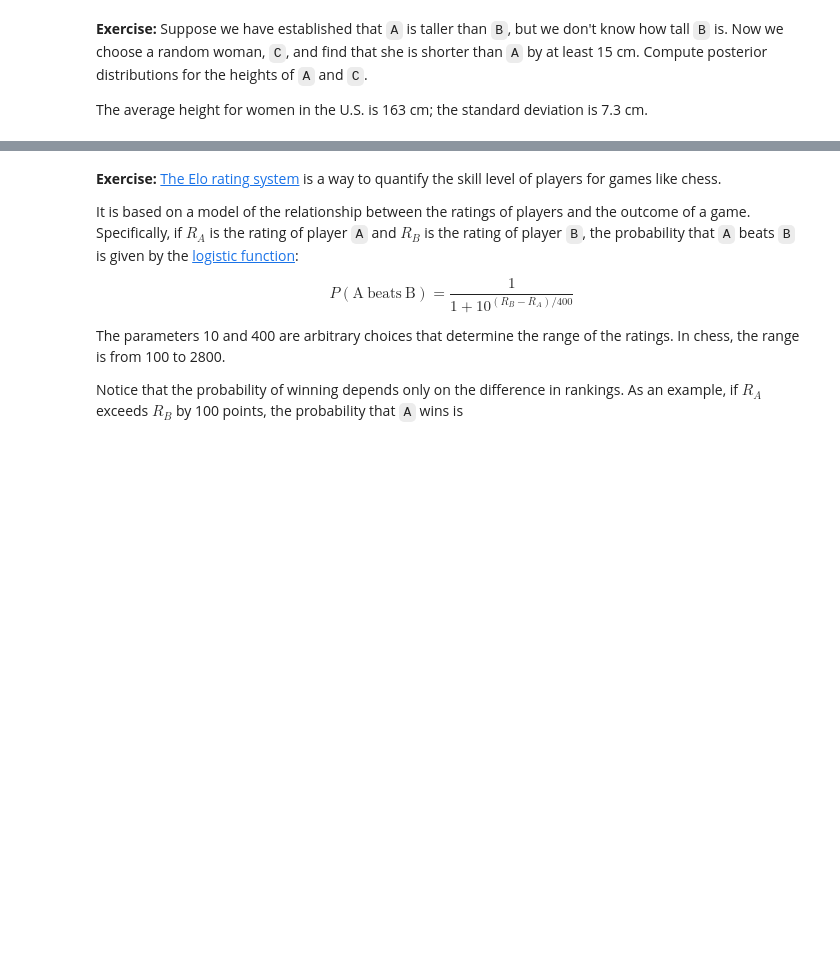
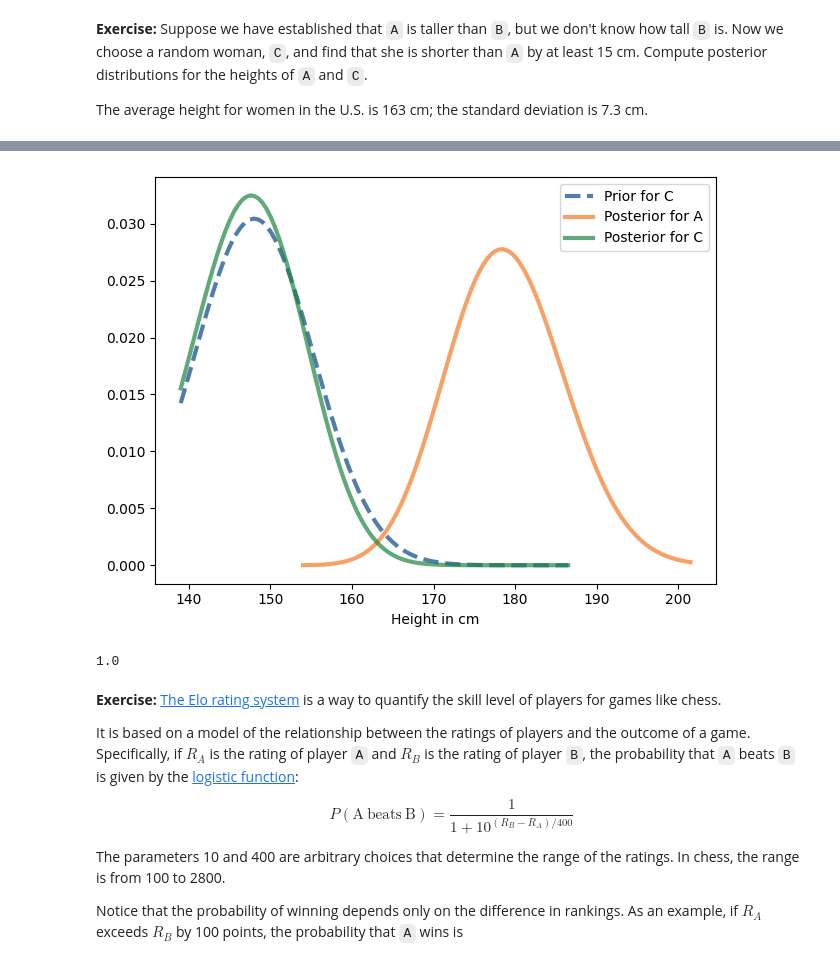
Before and after one commit to mat-ej/ThinkBayes2, a Jupyter notebook: notebooks/chap11.ipynb, the cells around one changed output, grey strips where cells are left out. Cells and saved outputs as stored; diff of their text form; code cells hidden in the pictures; blank space fills up the shorter version.

```diff
--- a/notebooks/chap11.ipynb
+++ b/notebooks/chap11.ipynb
@@ -703,3 +758,21 @@ The average height for women in the U.S. is 163 cm; the standard deviation is 7.
+# %%
+# Solution goes here
+# C shorter than A by at least 15
+# C_prior.plot()
+
+marginal_A = marginal(posterior, axis=0)
+marginal_C = marginal(posterior, axis=1)
+
+C_prior.plot(style = "--", label='Prior for C')
+marginal_A.plot(label='Posterior for A')
+marginal_C.plot(label='Posterior for C')
+decorate(xlabel='Height in cm')
+# %% [output]
+[figure, added]
+# %%
+C_prior.sum()
+# %% [output]
+1.0
 # %% [markdown]
 **Exercise:** [The Elo rating system](https://en.wikipedia.org/wiki/Elo_rating_system) is a way to quantify the skill level of players for games like chess.
 
```
Also changed, not shown: parts of 44 cells of this notebook.
